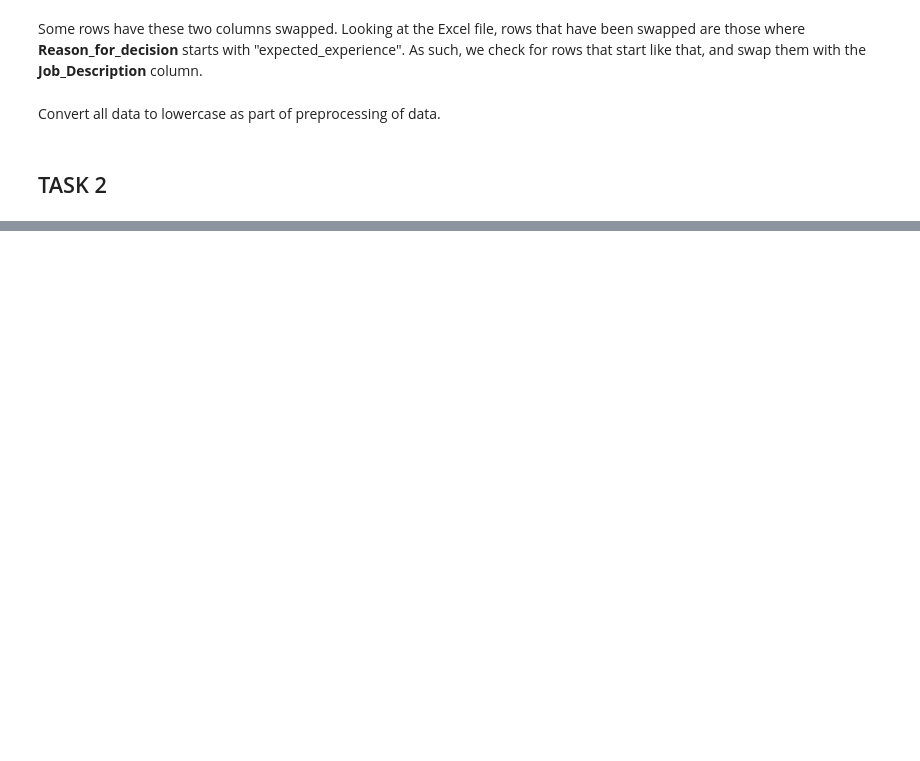
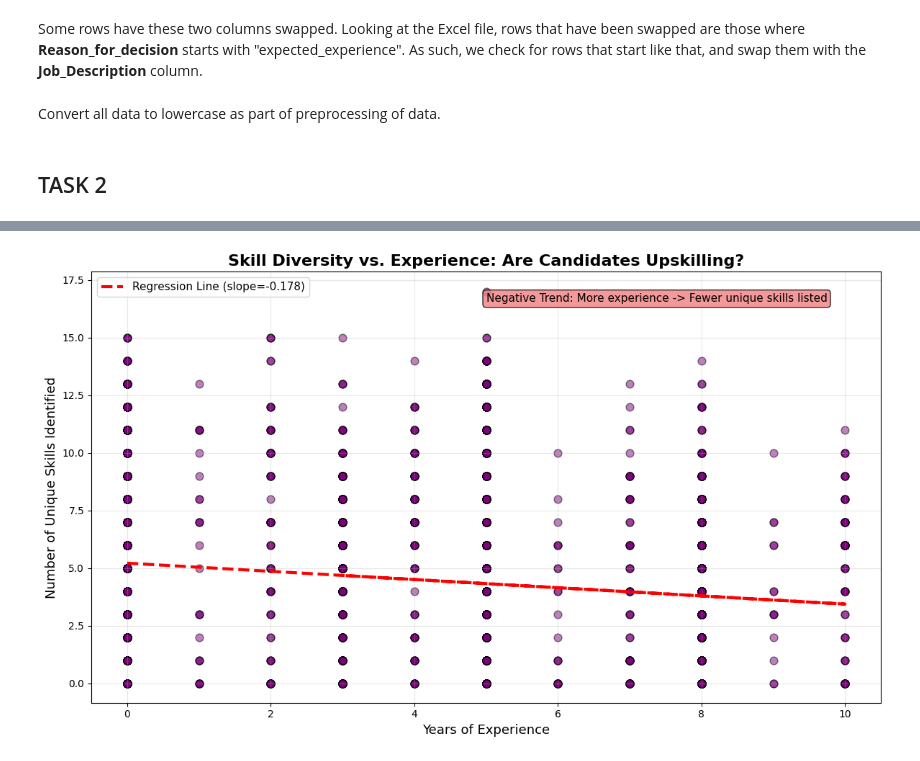
Before and after one commit to jakeleesh/resume-classification, a Jupyter notebook: resume_classification.ipynb, the cells around one changed output, grey strips where cells are left out. Cells and saved outputs as stored; diff of their text form; code cells hidden in the pictures; blank space fills up the shorter version.

Commit message:
feat: Create scatter plot to see skill against experience

```diff
--- a/resume_classification.ipynb
+++ b/resume_classification.ipynb
@@ -405,0 +422,56 @@ plt.show()
+# %%
+# Skill Diversity vs. Experience (Scatter Plot with Regression Line)
+# Do people with more experience have more diverse skills?
+# If the line slopes upward, more experienced candidates are "upskilling"
+# If it's flat, skillsets might plateau after a certain career stage
+
+# Note: Skill_Count was already calculated in Cell 7b, so we can use it directly
+
+# Create a scatter plot (dots) showing experience vs number of skills
+plt.figure(figsize=(12, 7))
+
+# Each dot represents one candidate
+# x-axis is their experience, y-axis is their number of skills
+# alpha=0.5 makes dots semi-transparent so we can see overlapping points
+plt.scatter(df['Experience_Years'], df['Skill_Count'], alpha=0.5,
+            color='purple', edgecolors='black', s=60)
+
+# Add a regression line to see if there's a relationship
+# polyfit finds the best line through the data (degree 1 = straight line)
+z = np.polyfit(df['Experience_Years'], df['Skill_Count'], 1)
+p = np.poly1d(z)
+slope = z[0]  # Extract the slope of the line
+
+# Plot the regression line in red with dashes
+plt.plot(df['Experience_Years'], p(df['Experience_Years']),
+         "r--", linewidth=3, label=f'Regression Line (slope={slope:.3f})')
+
+# Add title and labels
+plt.title("Skill Diversity vs. Experience: Are Candidates Upskilling?",
+          fontsize=16, fontweight='bold')
+plt.xlabel("Years of Experience", fontsize=13)
+plt.ylabel("Number of Unique Skills Identified", fontsize=13)
+plt.legend(fontsize=11)
+plt.grid(alpha=0.3)
+
+# Add annotations
+if slope > 0.1:
+    plt.text(0.5, 0.95, 'Positive Trend: More experience -> More skills',
+             transform=plt.gca().transAxes, fontsize=11,
+             bbox=dict(boxstyle='round', facecolor='lightgreen', alpha=0.8),
+             verticalalignment='top')
+elif slope < -0.1:
+    plt.text(0.5, 0.95, 'Negative Trend: More experience -> Fewer unique skills listed',
+             transform=plt.gca().transAxes, fontsize=11,
+             bbox=dict(boxstyle='round', facecolor='lightcoral', alpha=0.8),
+             verticalalignment='top')
+else:
+    plt.text(0.5, 0.95, 'Flat Trend: Experience and skills not strongly correlated',
+             transform=plt.gca().transAxes, fontsize=11,
+             bbox=dict(boxstyle='round', facecolor='lightyellow', alpha=0.8),
+             verticalalignment='top')
+
+plt.tight_layout()
+plt.show()
+# %% [output]
+[figure, added]
```
Also changed, not shown: parts of 8 cells of this notebook.
